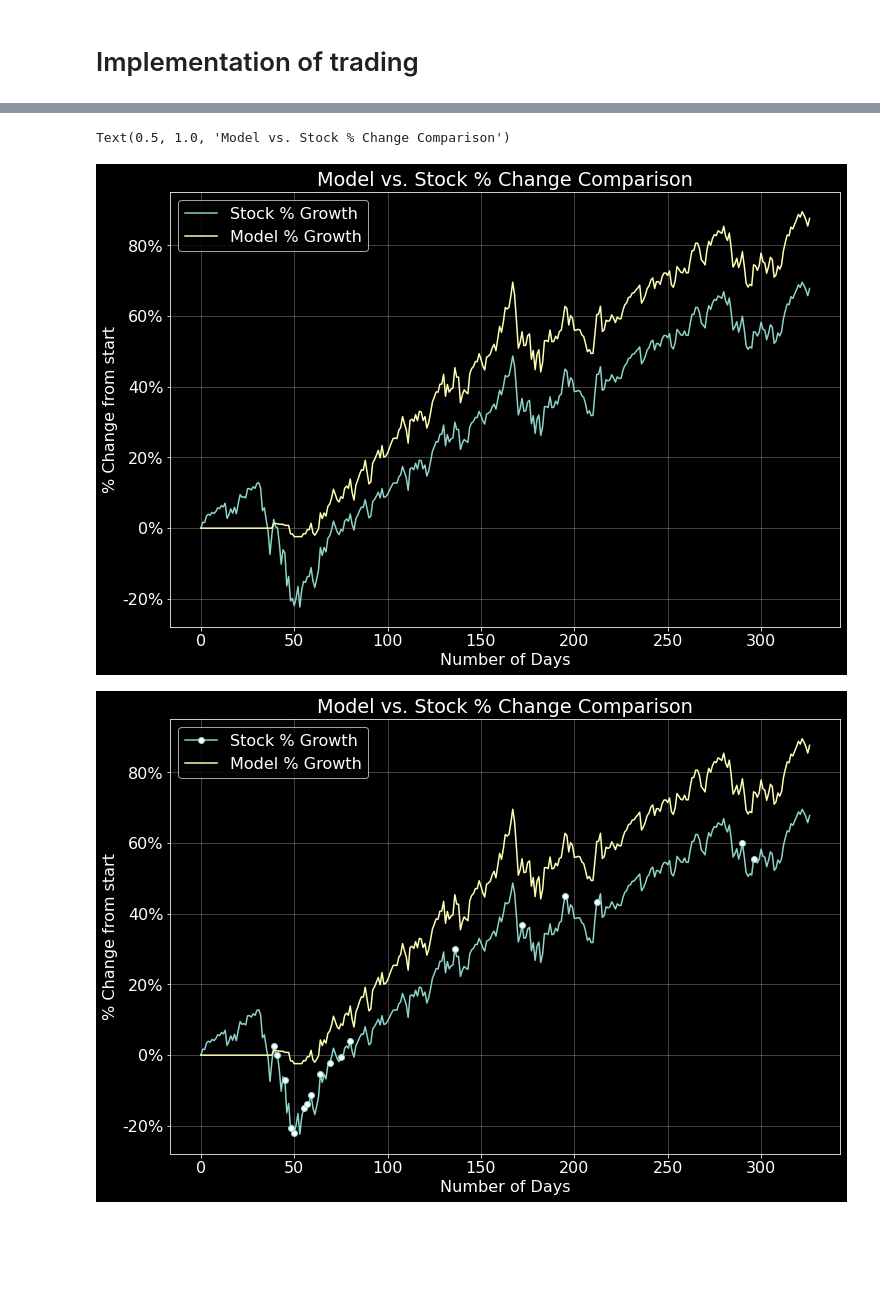
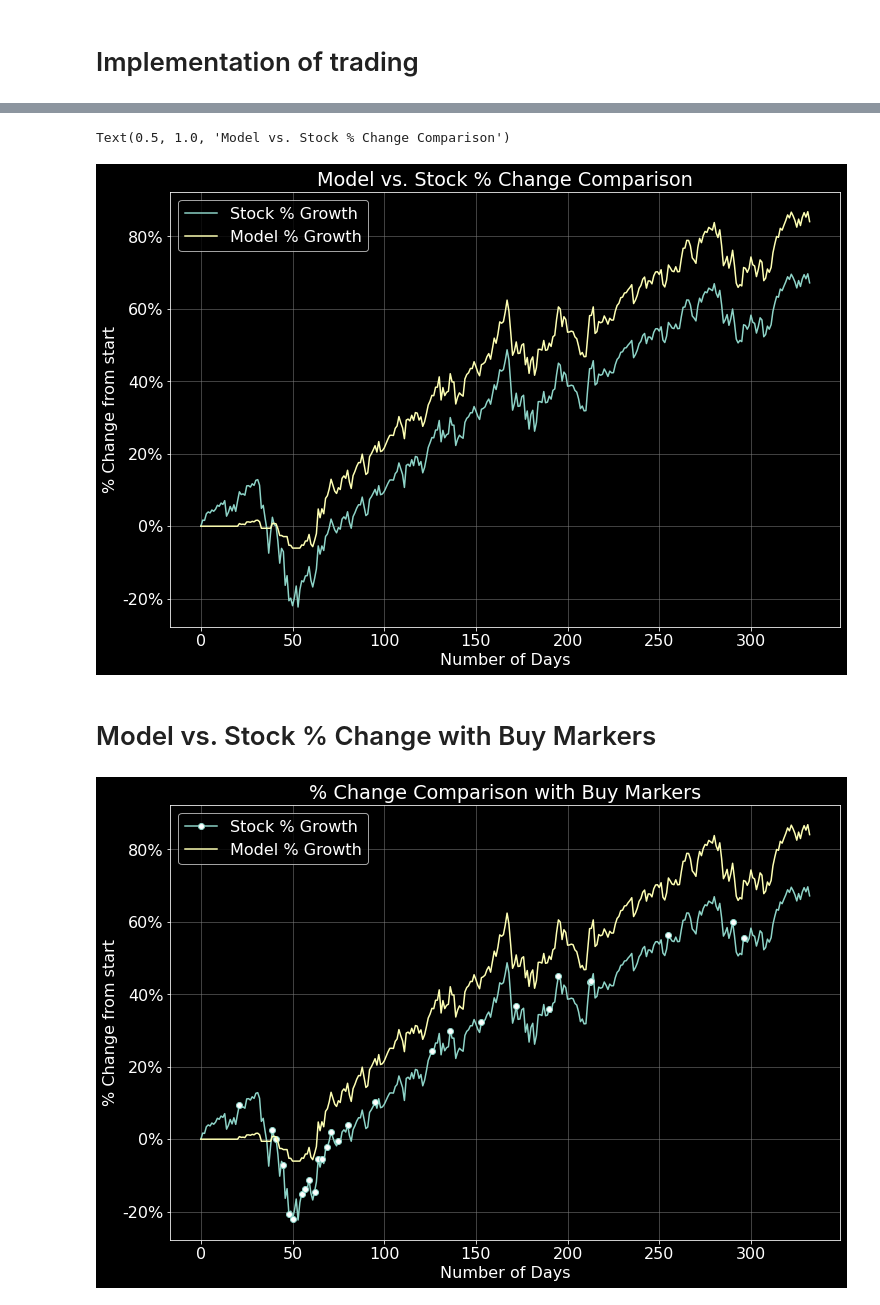
Before and after one commit to Olivia-Feldman/DLStockPrectionCNNModel-, a Jupyter notebook: sources/stock_predictor_CNN+LSTM.ipynb, the cells around one changed output, grey strips where cells are left out. Cells and saved outputs as stored; diff of their text form; code cells hidden in the pictures; blank space fills up the shorter version.

```diff
--- a/sources/stock_predictor_CNN+LSTM.ipynb
+++ b/sources/stock_predictor_CNN+LSTM.ipynb
@@ -359,16 +359,20 @@ for i in range(1, y_pred.shape[0]):
 
     change = ((current_pred - previous_pred) / previous_pred) * 100
 
-    if (change >= 3):
+    if (change >= 2.0):
         #print("Buy" + str(change) + "%")
         # The model is expecting the share price to increase
         # Use previous actual price to determine how many shares to buy
         maximum_allow_trade_size = min(maximum_trade_size, cash_on_hand)
-        shares_to_buy = maximum_trade_size / previous_actual
+        if ((cash_on_hand - maximum_trade_size) < 100):
+            maximum_allow_trade_size = maximum_allow_trade_size - 100
+        shares_to_buy = maximum_allow_trade_size / previous_actual
         number_of_shares = number_of_shares + shares_to_buy
         cash_on_hand = cash_on_hand - (shares_to_buy * previous_actual)
+        if (cash_on_hand < 0):
+            print("Fuck", cash_on_hand, i)
         buy_points.append(i-1)
-    elif (change <= -3):
+    elif (change <= -3.0):
         #print("Sell: " + str(change) + "%")
         # The model is expecting the share price to decrease
         # Use previous price to determine how many shares to sell
@@ -420,11 +424,11 @@ ax.set_xlabel('Number of Days')
 ax.set_title('Model vs. Stock % Change Comparison')
 # %% [output]
 Text(0.5, 1.0, 'Model vs. Stock % Change Comparison')
-[figure, old version]
+[figure, new version]
 # %%
 import matplotlib.ticker as mtick
 
-def marker_visualization(markers):
+def marker_visualization(markers, title):
     fig, (ax) = plt.subplots(1, 1, sharex=True)
 
     fmt = '%.0f%%' # Format you want the ticks, e.g. '40%'
@@ -442,8 +446,10 @@ def marker_visualization(markers):
 
     ax.set_ylabel('% Change from start')
     ax.set_xlabel('Number of Days')
-    ax.set_title('Model vs. Stock % Change Comparison')
+    ax.set_title(title)
+# %% [markdown]
+# Model vs. Stock % Change with Buy Markers
 # %%
-marker_visualization(markers=buy_points)
+marker_visualization(markers=buy_points, title='% Change Comparison with Buy Markers')
 # %% [output]
-[figure, old version]
+[figure, new version]
```
Also changed, not shown: parts of 11 cells of this notebook.
